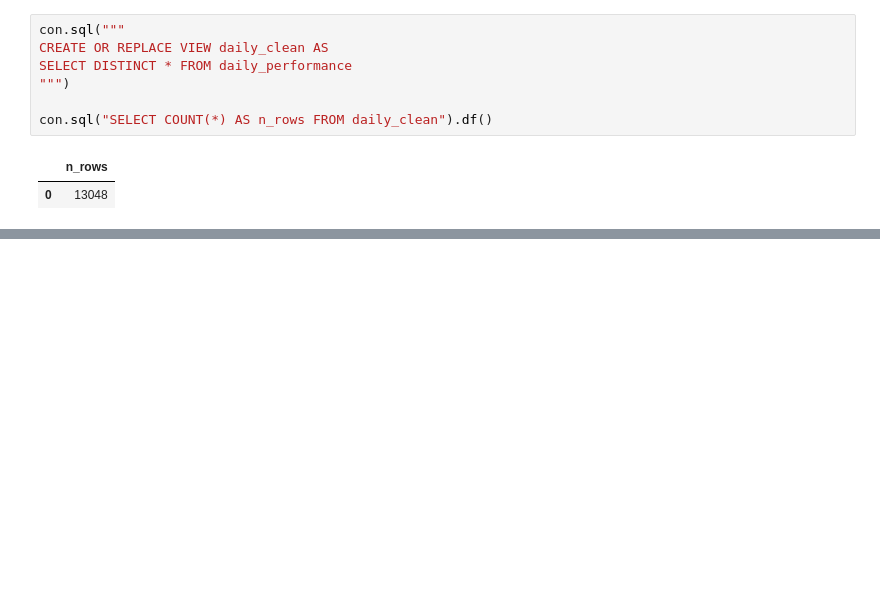
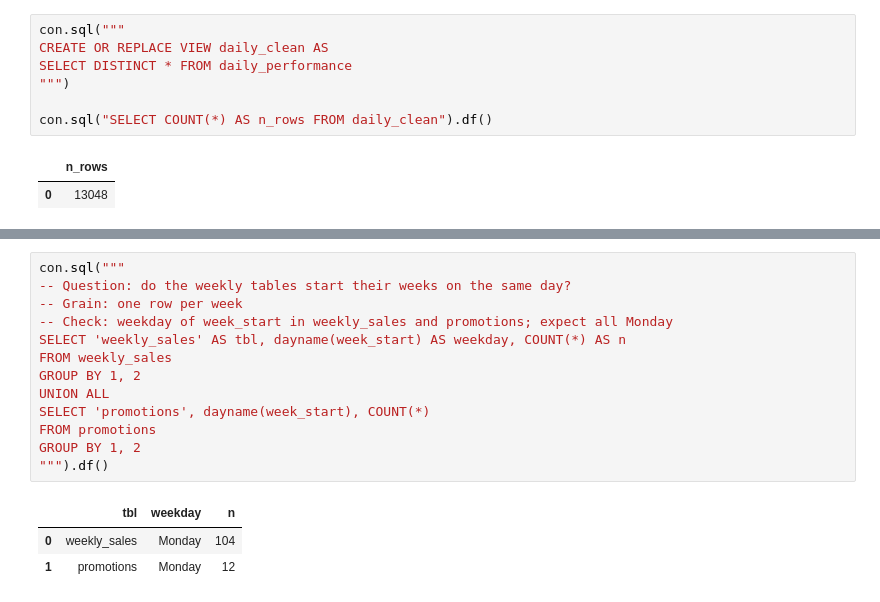
Before and after one commit to kairat-batyrali/ad-spend-optimization, a Jupyter notebook: notebooks/01_sql_analysis.ipynb, the cells around one changed output, grey strips where cells are left out. Saved outputs shown, nothing was run; the diff lists cells and outputs as text; blank space fills up the shorter version.

```diff
--- a/notebooks/01_sql_analysis.ipynb
+++ b/notebooks/01_sql_analysis.ipynb
@@ -181,0 +220,17 @@ con.sql("SELECT COUNT(*) AS n_rows FROM daily_clean").df()
+# %%
+con.sql("""
+-- Question: do the weekly tables start their weeks on the same day?
+-- Grain: one row per week
+-- Check: weekday of week_start in weekly_sales and promotions; expect all Monday
+SELECT 'weekly_sales' AS tbl, dayname(week_start) AS weekday, COUNT(*) AS n
+FROM weekly_sales
+GROUP BY 1, 2
+UNION ALL
+SELECT 'promotions', dayname(week_start), COUNT(*)
+FROM promotions
+GROUP BY 1, 2
+""").df()
+# %% [output]
+|  | tbl | weekday | n |
+| 0 | weekly_sales | Monday | 104 |
+| 1 | promotions | Monday | 12 |
```
Also changed, not shown: parts of 14 cells of this notebook.
